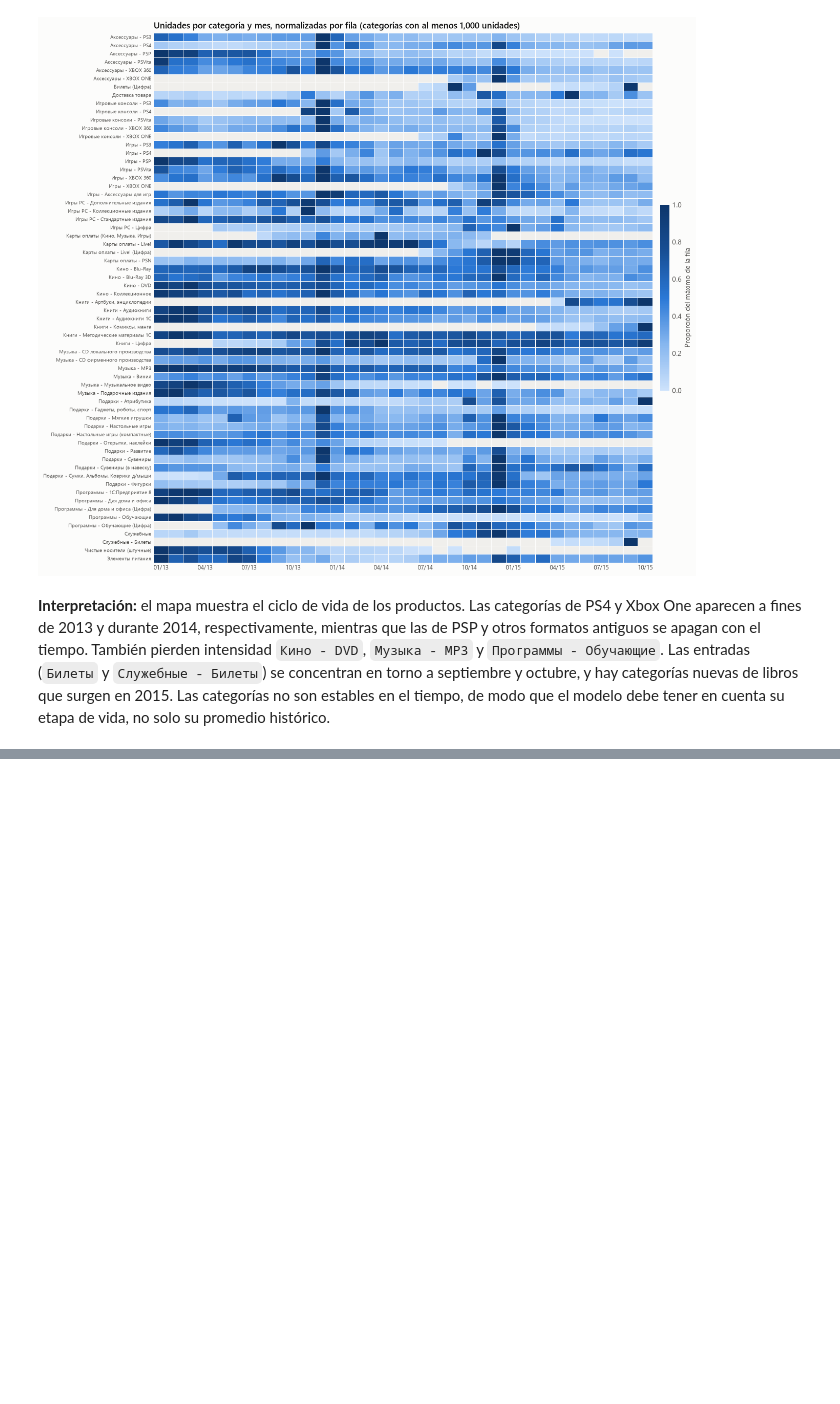
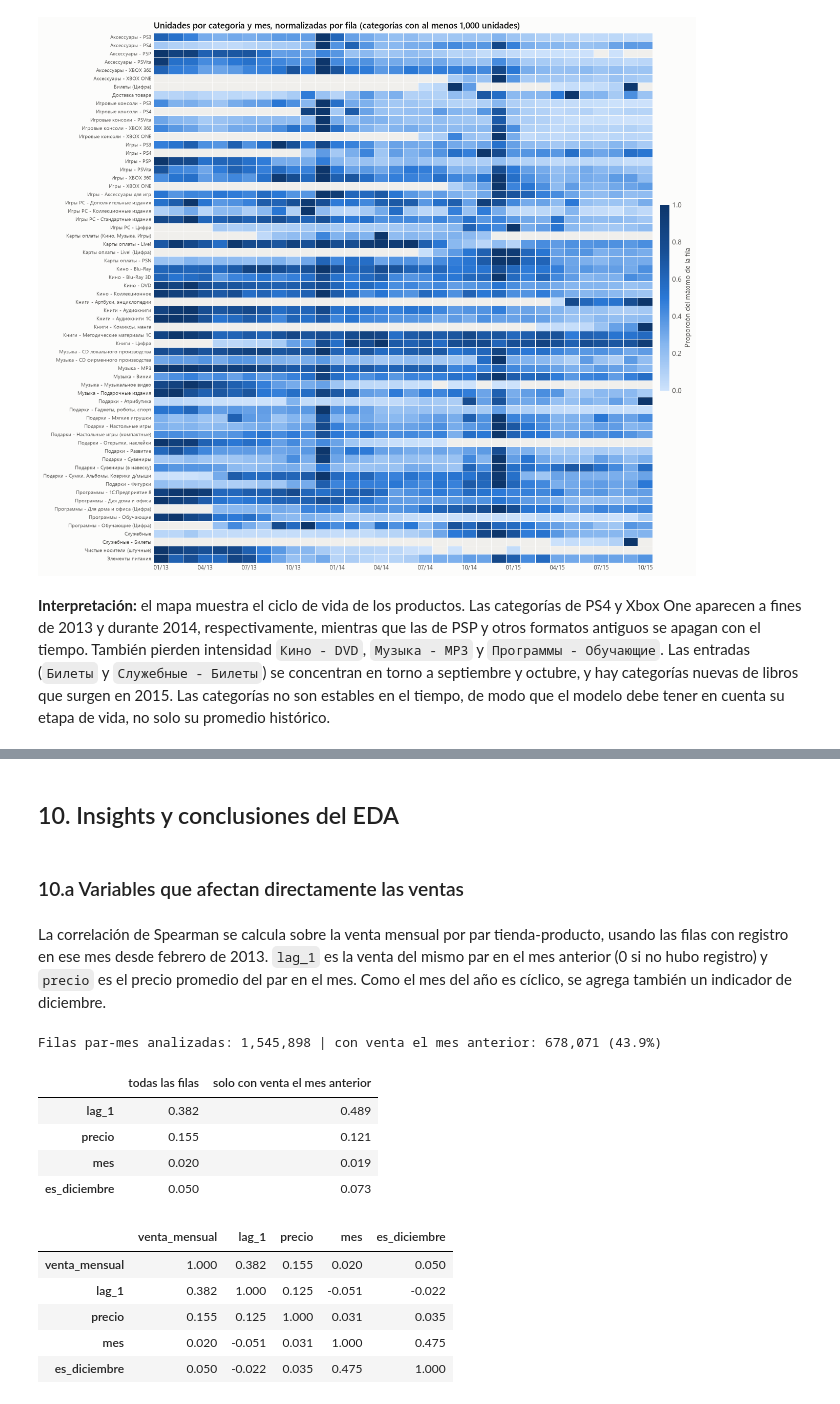
Before and after one commit to Santacruz97/predict-future-sales, a Jupyter notebook: notebooks/01_exploratory_data_analysis.ipynb, the cells around one changed output, grey strips where cells are left out. Cells and saved outputs as stored; diff of their text form; code cells hidden in the pictures; blank space fills up the shorter version.

```diff
--- a/notebooks/01_exploratory_data_analysis.ipynb
+++ b/notebooks/01_exploratory_data_analysis.ipynb
@@ -2560,0 +2591,49 @@ with pd.option_context("display.max_colwidth", None):
+# %% [markdown]
+## 10. Insights y conclusiones del EDA
+# %% [markdown]
+### 10.a Variables que afectan directamente las ventas
+# %% [markdown]
+La correlación de Spearman se calcula sobre la venta mensual por par tienda-producto, usando las filas con registro en ese mes desde febrero de 2013. `lag_1` es la venta del mismo par en el mes anterior (0 si no hubo registro) y `precio` es el precio promedio del par en el mes. Como el mes del año es cíclico, se agrega también un indicador de diciembre.
+# %%
+clave_par_mes = ["date_block_num", "shop_id", "item_id"]
+mensual_par = (
+    ventas.groupby(clave_par_mes)
+    .agg(venta_mensual=("item_cnt_day", "sum"), precio=("item_price", "mean"))
+    .reset_index()
+)
+mes_anterior = mensual_par[clave_par_mes + ["venta_mensual"]].rename(columns={"venta_mensual": "lag_1"})
+mes_anterior["date_block_num"] += 1
+mensual_par = mensual_par.merge(mes_anterior, on=clave_par_mes, how="left")
+mensual_par["lag_1"] = mensual_par["lag_1"].fillna(0)
+mensual_par["mes"] = mensual_par["date_block_num"] % 12 + 1
+mensual_par["es_diciembre"] = (mensual_par["mes"] == 12).astype(int)
+base_spearman = mensual_par[mensual_par["date_block_num"] >= 1]
+
+variables_spearman = ["venta_mensual", "lag_1", "precio", "mes", "es_diciembre"]
+matriz_spearman = base_spearman[variables_spearman].corr(method="spearman")
+con_venta_previa_mes = base_spearman[base_spearman["lag_1"] > 0]
+correlacion_condicional = con_venta_previa_mes[variables_spearman].corr(method="spearman")["venta_mensual"]
+
+print(f"Filas par-mes analizadas: {len(base_spearman):,} | con venta el mes anterior: {len(con_venta_previa_mes):,} ({len(con_venta_previa_mes) / len(base_spearman) * 100:.1f}%)")
+display(
+    pd.DataFrame(
+        {
+            "todas las filas": matriz_spearman["venta_mensual"].drop("venta_mensual"),
+            "solo con venta el mes anterior": correlacion_condicional.drop("venta_mensual"),
+        }
+    ).round(3)
+)
+matriz_spearman.round(3)
+# %% [output]
+Filas par-mes analizadas: 1,545,898 | con venta el mes anterior: 678,071 (43.9%)
+|  | todas las filas | solo con venta el mes anterior |
+| lag_1 | 0.382 | 0.489 |
+| precio | 0.155 | 0.121 |
+| mes | 0.020 | 0.019 |
+| es_diciembre | 0.050 | 0.073 |
+|  | venta_mensual | lag_1 | precio | mes | es_diciembre |
+| venta_mensual | 1.000 | 0.382 | 0.155 | 0.020 | 0.050 |
+| lag_1 | 0.382 | 1.000 | 0.125 | -0.051 | -0.022 |
+| precio | 0.155 | 0.125 | 1.000 | 0.031 | 0.035 |
+| mes | 0.020 | -0.051 | 0.031 | 1.000 | 0.475 |
+| es_diciembre | 0.050 | -0.022 | 0.035 | 0.475 | 1.000 |
```
Also changed, not shown: parts of 66 cells of this notebook, 2 other files.
